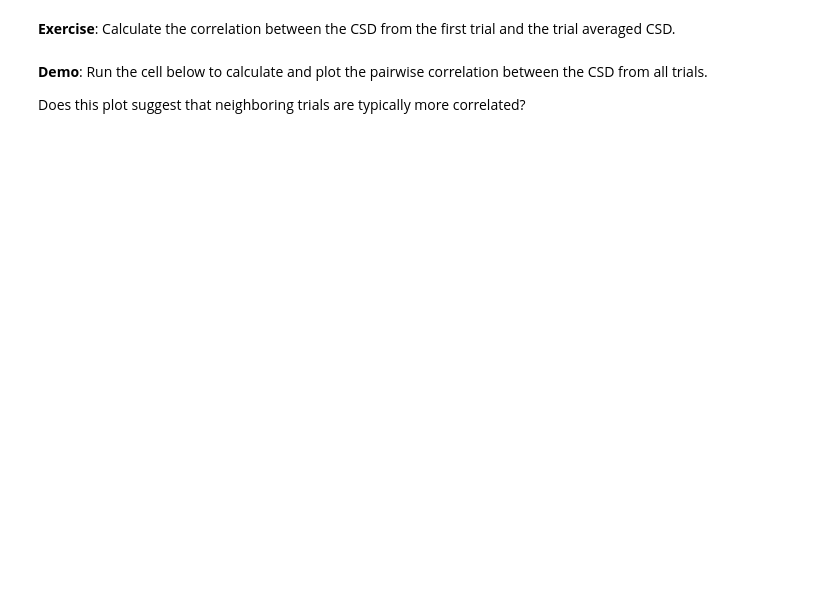
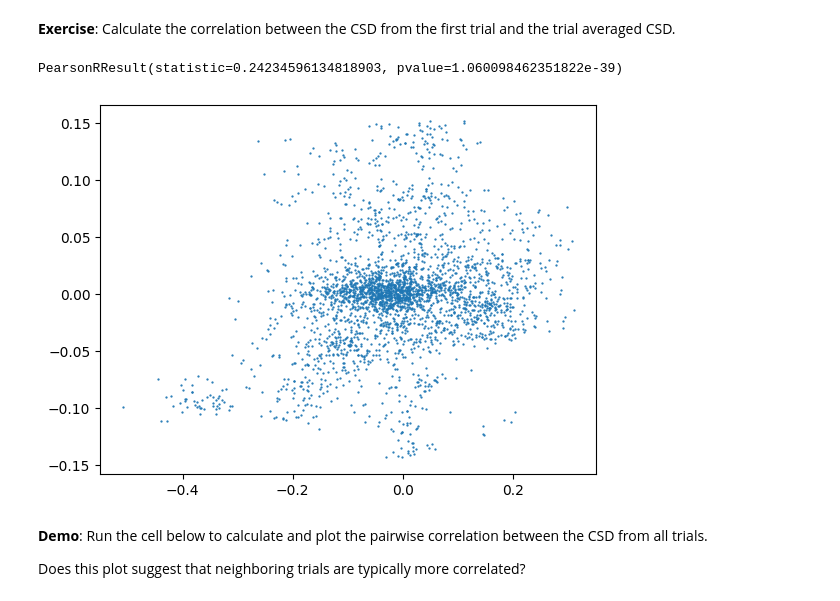
Before and after one commit to ibehave-ibots/LFP-Analysis-in-Python, a Jupyter notebook: Day1/03 CSD Analysis Theory and Methods/(solutions) 3 CSD Analysis Theory and Methods.ipynb, the cells around one changed output. Saved outputs shown, nothing was run; the diff lists cells and outputs as text; code cells hidden in the pictures; blank space fills up the shorter version.

```diff
--- a/Day1/03 CSD Analysis Theory and Methods/(solutions) 3 CSD Analysis Theory and Methods.ipynb
+++ b/Day1/03 CSD Analysis Theory and Methods/(solutions) 3 CSD Analysis Theory and Methods.ipynb
@@ -485,3 +495,13 @@ Are these trials more or less similar than the neighboring trials in the previou
+# %%
+# solution
+csd_trialA = csd_trials[:, 0].flatten()
+csd_trialB = csd_trials.mean(axis=1).flatten()
+
+plt.scatter(csd_trialA, csd_trialB, marker='.', s=1.5);
+pearsonr(csd_trialA, csd_trialB)
+# %% [output]
+PearsonRResult(statistic=0.24234596134818903, pvalue=1.060098462351822e-39)
+[figure, added]
 # %% [markdown]
 **Demo**: Run the cell below to calculate and plot the pairwise correlation between the CSD from all trials.
 
```
Also changed, not shown: parts of 9 cells of this notebook.
